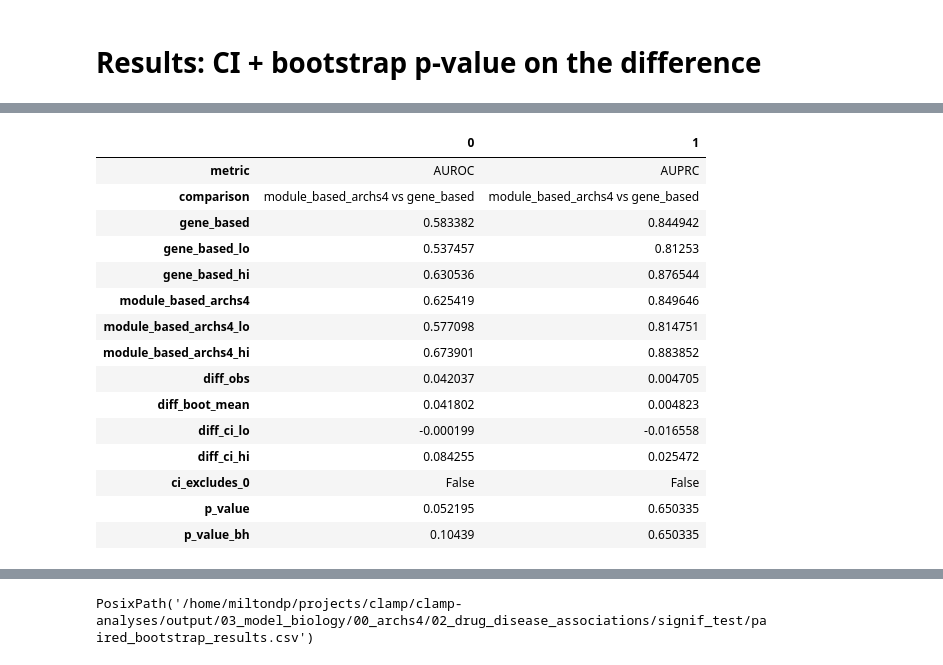
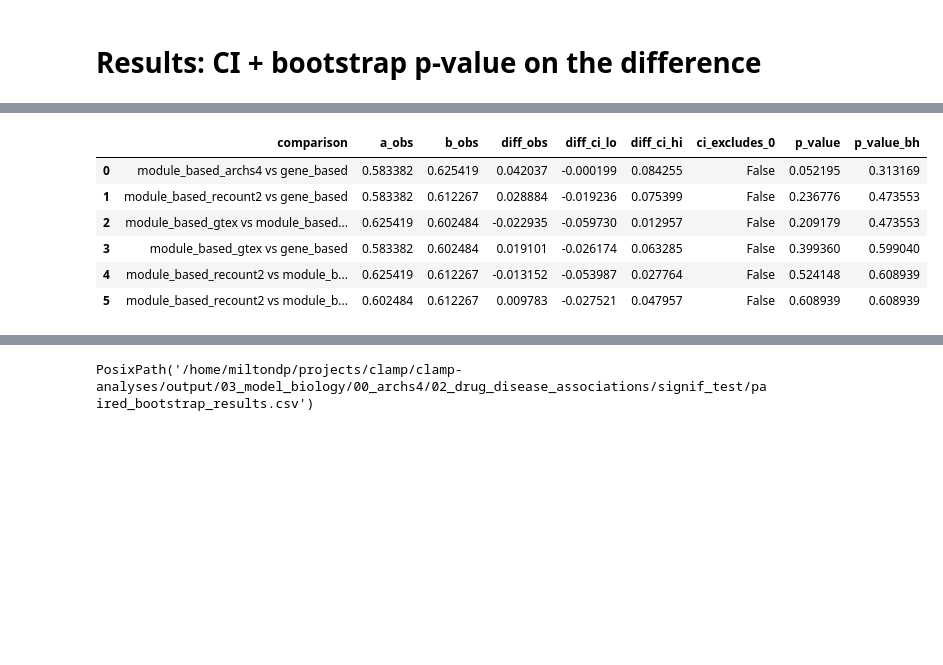
Before and after one commit to miltondp/clamp-analyses, a Jupyter notebook: nbs/03_model_biology/00_archs4/02_drug_disease_associations/signif_test/01_paired_bootstrap_test.ipynb, the cells around one changed output, grey strips where cells are left out. Cells and saved outputs as stored; diff of their text form; code cells hidden in the pictures; blank space fills up the shorter version.

```diff
--- a/nbs/03_model_biology/00_archs4/02_drug_disease_associations/signif_test/01_paired_bootstrap_test.ipynb
+++ b/nbs/03_model_biology/00_archs4/02_drug_disease_associations/signif_test/01_paired_bootstrap_test.ipynb
@@ -87,16 +114,19 @@ display(f'{n} paired (drug, disease) pairs; positives={int(y_true.sum())}, negat
 # %% [markdown]
 # Observed metrics
 # %%
-observed = {}
-for mname, mfunc in METRICS.items():
-    a = mfunc(y_true, score_a)
-    b = mfunc(y_true, score_b)
-    observed[mname] = {'A': a, 'B': b, 'diff': b - a}
-observed_df = pd.DataFrame(observed).T
-observed_df.columns = [f'{METHOD_A}', f'{METHOD_B}', 'diff (B-A)']
-display(observed_df)
+# Observed (point-estimate) metric per method.
+observed = {
+    mname: {m: mfunc(y_true, scores[m]) for m in METHOD_ORDER}
+    for mname, mfunc in METRICS.items()
+}
+display(pd.DataFrame(observed))
 
-# Sanity vs NB10 published AUROC (gene ~0.583, archs4 ~0.625).
-print(f"AUROC {METHOD_A}={observed['AUROC']['A']:.3f} (NB10 ~0.583), "
-      f"{METHOD_B}={observed['AUROC']['B']:.3f} (NB10 ~0.625)")
+# Sanity vs NB10 published AUROC.
+_NB10_AUROC = {
+    'gene_based': 0.583, 'module_based_archs4': 0.625,
+    'module_based_gtex': 0.602, 'module_based_recount2': 0.612,
+}
+for m in METHOD_ORDER:
+    ref = _NB10_AUROC.get(m, float('nan'))
+    print(f"AUROC {m}={observed['AUROC'][m]:.3f} (NB10 ~{ref:.3f})")
 # %% [output]
@@ -174,33 +225,35 @@ results = pd.DataFrame(rows)
 # %%
-# Benjamini-Hochberg across all comparisons in the table.
-# (Single method-pair here -> p_value_bh == p_value; structured for the full grid.)
 def bh_correct(pvals):
     pvals = np.asarray(pvals, dtype=float)
     m = len(pvals)
     order = np.argsort(pvals)
     ranked = pvals[order]
     adj = ranked * m / (np.arange(m) + 1)
     adj = np.minimum.accumulate(adj[::-1])[::-1]
     out = np.empty(m)
     out[order] = np.minimum(adj, 1.0)
     return out
 
-results['p_value_bh'] = bh_correct(results['p_value'].values)
-display(results.T)
+# Benjamini-Hochberg WITHIN each metric family: the 6 AUROC comparisons are
+# corrected together, the 6 AUPRC comparisons separately. AUROC and AUPRC are
+# distinct hypothesis families, so pooling them into one correction set would
+# not be coherent.
+results['p_value_bh'] = (
+    results.groupby('metric', sort=False)['p_value'].transform(bh_correct))
+
+# Headline H4 view: AUROC comparisons, sorted by corrected p-value.
+display(
+    results[results['metric'] == 'AUROC']
+    .sort_values('p_value_bh')
+    [['comparison', 'a_obs', 'b_obs', 'diff_obs',
+      'diff_ci_lo', 'diff_ci_hi', 'ci_excludes_0', 'p_value', 'p_value_bh']]
+    .reset_index(drop=True))
+display(results)
 # %% [output]
-|  | 0 | 1 |
-| metric | AUROC | AUPRC |
-| comparison | module_based_archs4 vs gene_based | module_based_archs4 vs gene_based |
-| gene_based | 0.583382 | 0.844942 |
-| gene_based_lo | 0.537457 | 0.81253 |
-| gene_based_hi | 0.630536 | 0.876544 |
-| module_based_archs4 | 0.625419 | 0.849646 |
-| module_based_archs4_lo | 0.577098 | 0.814751 |
-| module_based_archs4_hi | 0.673901 | 0.883852 |
-| diff_obs | 0.042037 | 0.004705 |
-| diff_boot_mean | 0.041802 | 0.004823 |
-| diff_ci_lo | -0.000199 | -0.016558 |
-| diff_ci_hi | 0.084255 | 0.025472 |
-| ci_excludes_0 | False | False |
-| p_value | 0.052195 | 0.650335 |
-| p_value_bh | 0.10439 | 0.650335 |
+|  | comparison | a_obs | b_obs | diff_obs | diff_ci_lo | diff_ci_hi | ci_excludes_0 | p_value | p_value_bh |
+| 0 | module_based_archs4 vs gene_based | 0.583382 | 0.625419 | 0.042037 | -0.000199 | 0.084255 | False | 0.052195 | 0.313169 |
+| 1 | module_based_recount2 vs gene_based | 0.583382 | 0.612267 | 0.028884 | -0.019236 | 0.075399 | False | 0.236776 | 0.473553 |
+| 2 | module_based_gtex vs module_based... | 0.625419 | 0.602484 | -0.022935 | -0.059730 | 0.012957 | False | 0.209179 | 0.473553 |
+| 3 | module_based_gtex vs gene_based | 0.583382 | 0.602484 | 0.019101 | -0.026174 | 0.063285 | False | 0.399360 | 0.599040 |
+| 4 | module_based_recount2 vs module_b... | 0.625419 | 0.612267 | -0.013152 | -0.053987 | 0.027764 | False | 0.524148 | 0.608939 |
+| 5 | module_based_recount2 vs module_b... | 0.602484 | 0.612267 | 0.009783 | -0.027521 | 0.047957 | False | 0.608939 | 0.608939 |
```
Also changed, not shown: parts of 11 cells of this notebook, 2 other files.
